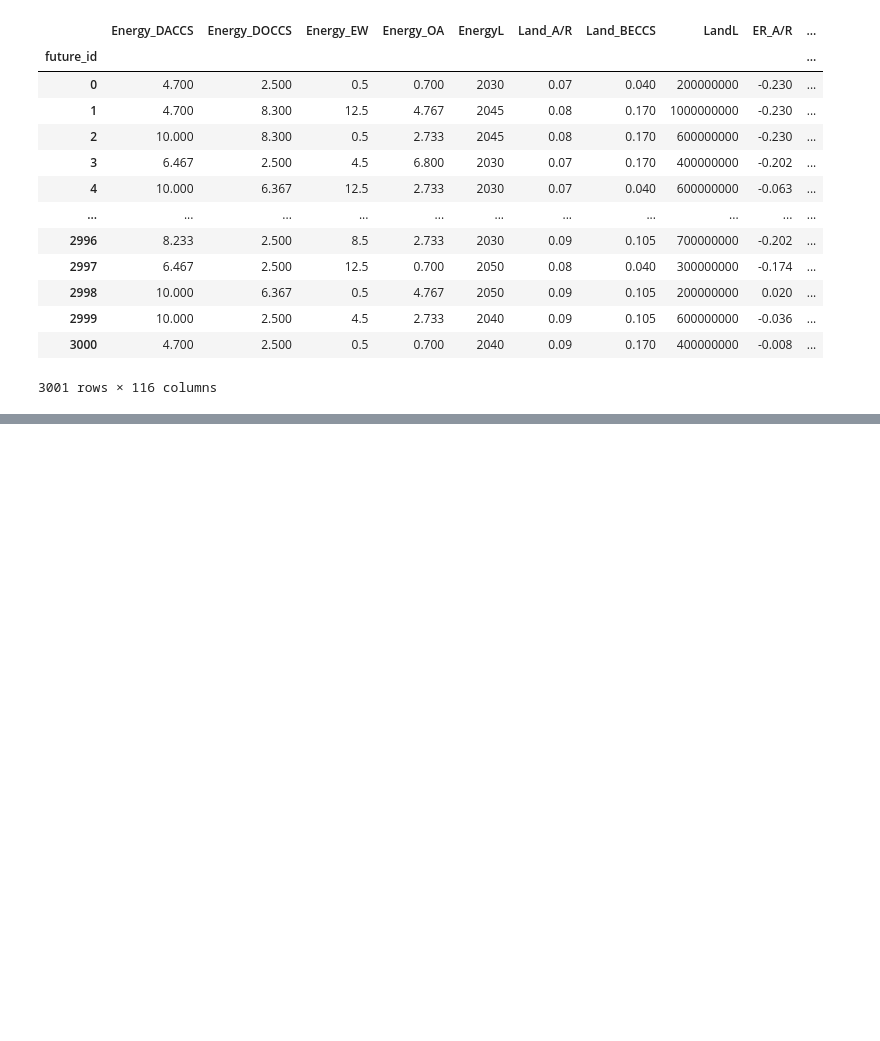
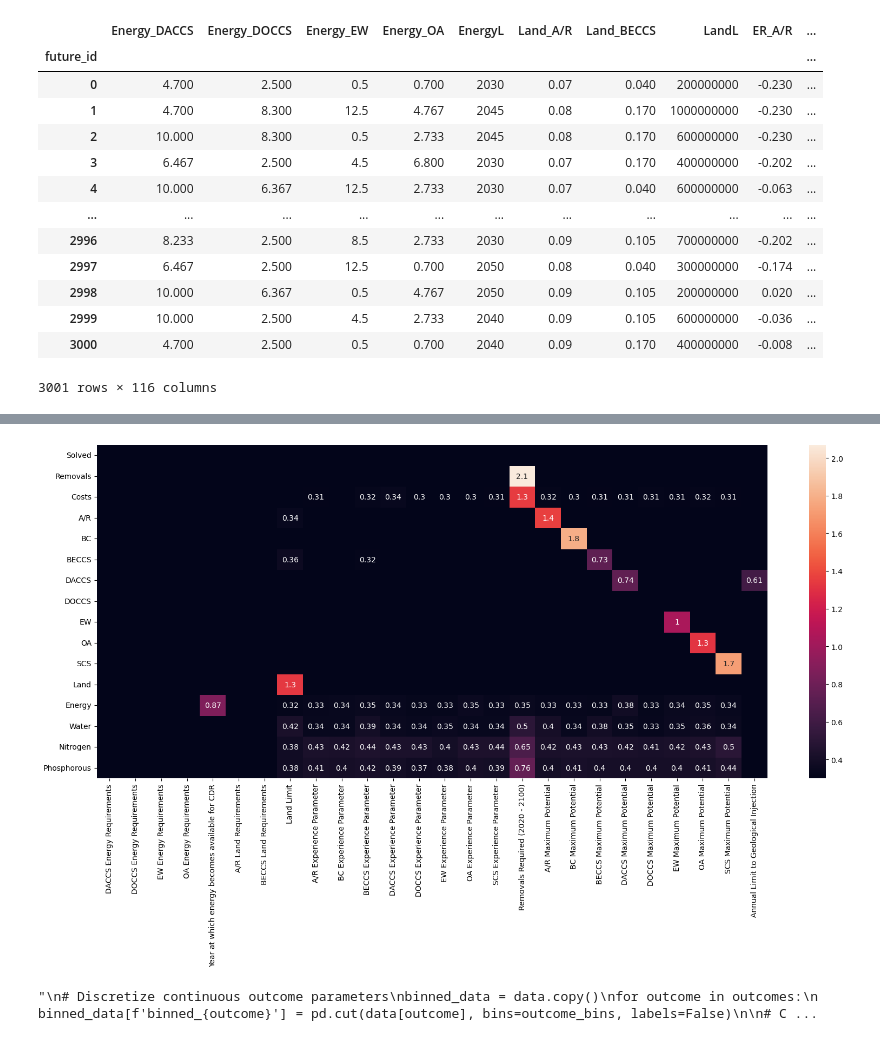
Before and after one commit to quirinarguez/CDR_Portfolios, a Jupyter notebook: Entropy_Project.ipynb, the cells around one changed output, grey strips where cells are left out. Saved outputs shown, nothing was run; the diff lists cells and outputs as text; code cells hidden in the pictures; blank space fills up the shorter version.

```diff
--- a/Entropy_Project.ipynb
+++ b/Entropy_Project.ipynb
@@ -177,3 +139,11 @@ aggregated_results
 | 2999 | 10.000 | 2.500 | 4.5 | 2.733 | 2040 | 0.09 | 0.105 | 600000000 | -0.036 | ... |
 | 3000 | 4.700 | 2.500 | 0.5 | 0.700 | 2040 | 0.09 | 0.170 | 400000000 | -0.008 | ... |
 3001 rows × 116 columns
+# %%
+with open('metric_names.yaml', 'r') as f:
+    metric_names = yaml.safe_load(f)
+
+all_metrics_names = metric_names['all_metrics_names']
+all_metrics_units = metric_names['all_metrics_units']
+
+metric_names
@@ -179,0 +249,51 @@ aggregated_results
+# %%
+# Example usage:
+# data: DataFrame with "future_id" as index, input parameters and outcomes as columns.
+
+data = aggregated_results.drop(list_repeated, axis=1) # We do not need the input parameters that were NOT sampled
+data = data.dropna(axis='index') # Removed the parameters that were not solved
+input_parameters = df_LHS.columns.to_list() # List of input parameters that were sampled
+outcomes = data.drop(input_parameters, axis=1).columns.to_list() # Outcomes = all columns - sampled parameters
+
+outcome_bins=10
+
+reductions, conditional_entropy_results = calculate_entropy_reduction(data, outcomes[:16], input_parameters, outcome_bins=outcome_bins)
+
+vmin= 0.3 # minimum value to show in plots
+
+#for d in [reductions, conditional_entropy_results]:
+for d in [reductions]:
+    data_to_plot = pd.DataFrame(d)
+    data_to_plot = data_to_plot.rename(columns=all_metrics_names)
+
+    plt.subplots(figsize=(20,8))
+    #plt.suptitle('Reduction of entropy of outcome variables (rows) by input variables (columns) \n only values >0.2 shown for readibility', size=12, y=0.94)
+    dataplot = sns.heatmap(data_to_plot, annot=True, vmin=vmin) # cm.batlowW_r: Add '"_r" to cmap to reverse it https://stackoverflow.com/questions/3279560/reverse-colormap-in-matplotlib
+
+    for t in dataplot.texts: # How to annotate only valuea greater than x: https://stackoverflow.com/questions/66099438/how-to-annot-only-values-greater-than-x-on-a-seaborn-heatmap
+        if float(t.get_text())>=vmin:
+            t.set_text(t.get_text()) #if the value is greater than x then I set the text
+        else:
+            t.set_text(" ")
+
+    plt.show()
+plt.close('all')
+'''
+# Discretize continuous outcome parameters
+binned_data = data.copy()
+for outcome in outcomes:
+    binned_data[f'binned_{outcome}'] = pd.cut(data[outcome], bins=outcome_bins, labels=False)
+
+# Calculate baseline entropy for each outcome
+baseline_entropy = {}
+for outcome in outcomes:
+    values, counts = np.unique(binned_data[f'binned_{outcome}'], return_counts=True) # Find the unique elements of an array (values), and the number of times each unique item appears in the array (counts).
+    print(outcome)
+    print('Values: ', values)
+    print('Counts: ', counts)
+    probabilities = counts / counts.sum()
+    print('Probabilities: ', probabilities)
+    print()'''
+# %% [output]
+[figure, added]
+"\n# Discretize continuous outcome parameters\nbinned_data = data.copy()\nfor outcome in outcomes:\n    binned_data[f'binned_{outcome}'] = pd.cut(data[outcome], bins=outcome_bins, labels=False)\n\n# C ...
```
Also changed, not shown: parts of 9 cells of this notebook, 1 other file.
